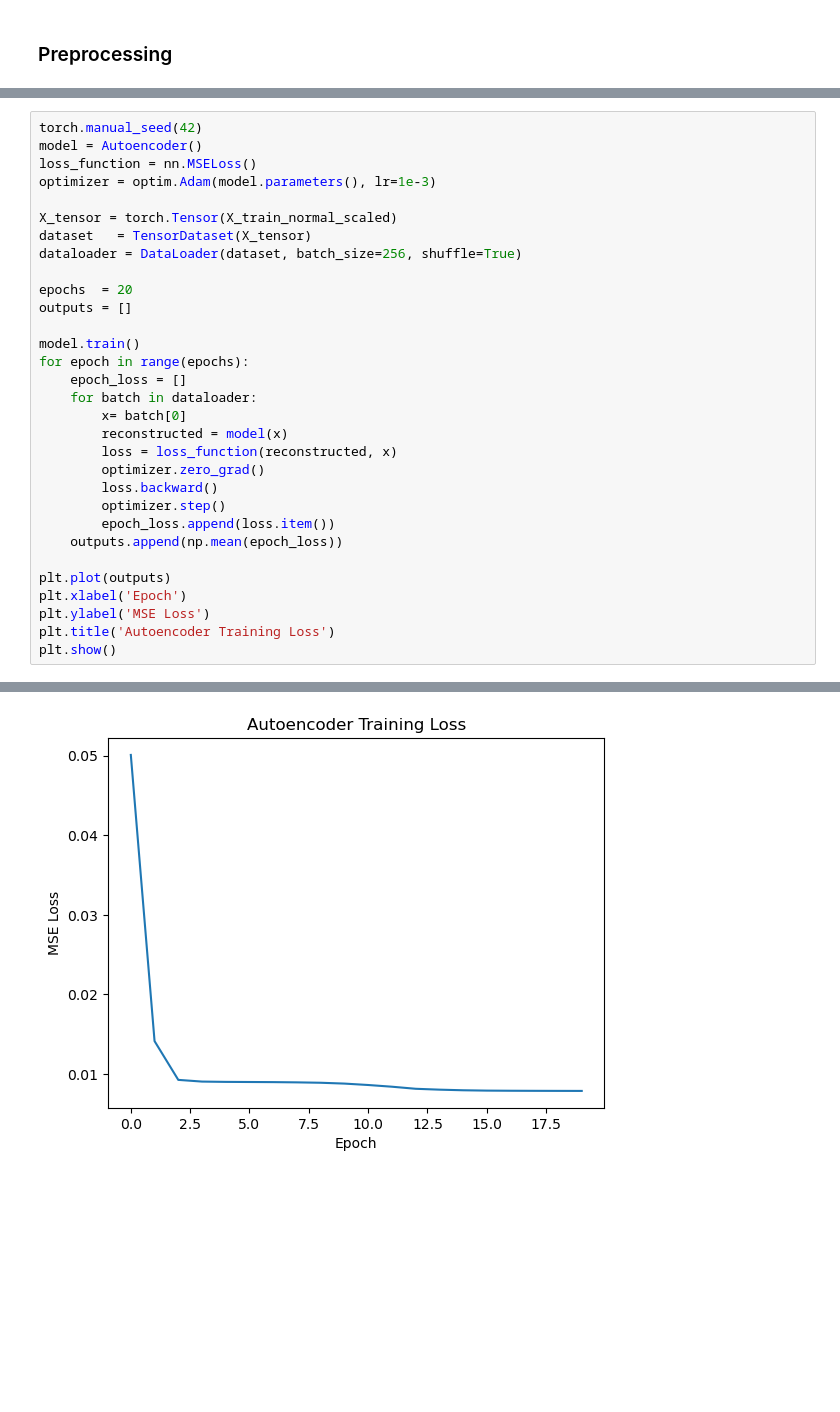
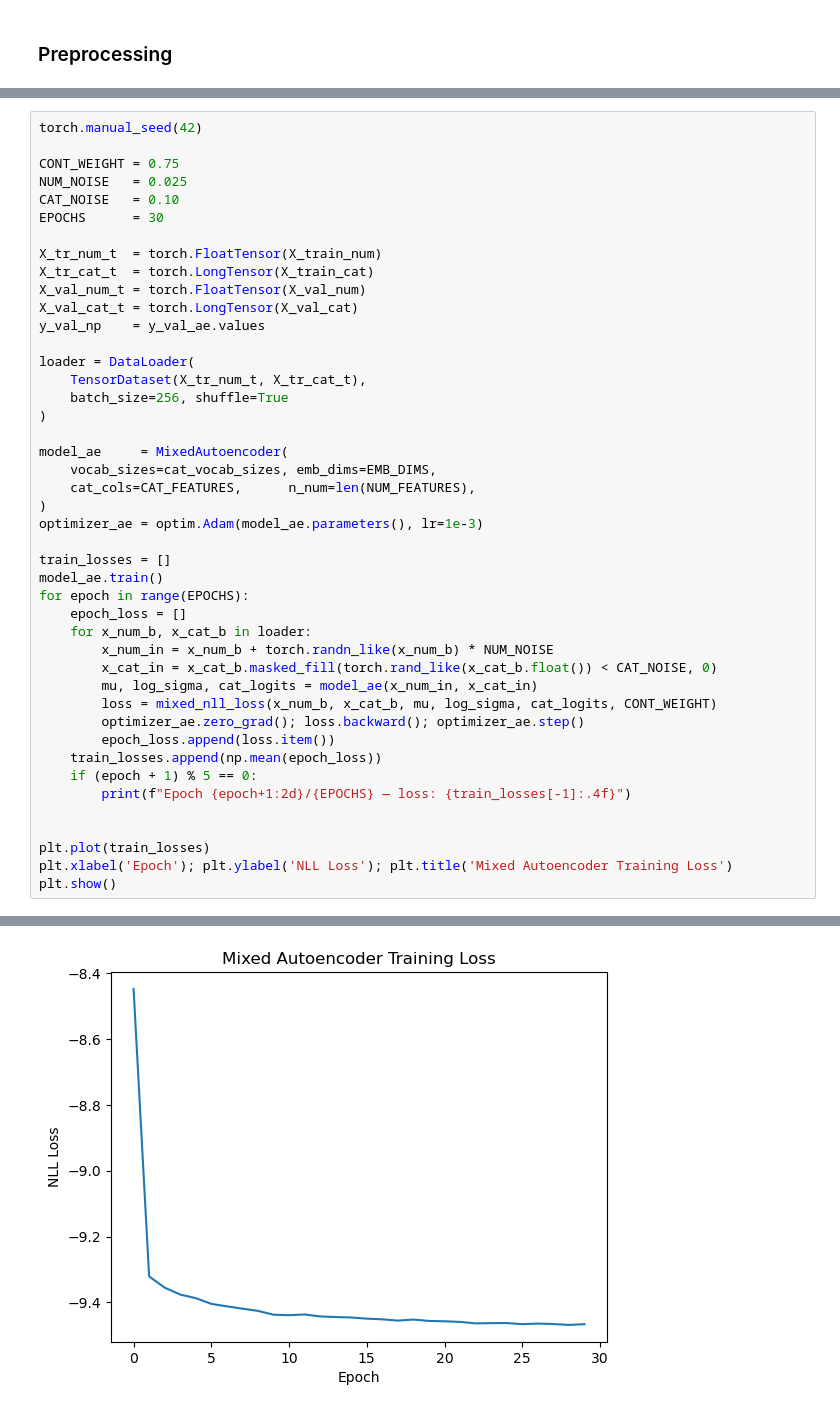
Before and after one commit to giorgiozoccatelli/Fraud-Detection, a Jupyter notebook: creditfraud.ipynb, the cells around one changed output, grey strips where cells are left out. Drawn from its saved outputs; the diff is of its cells as text; blank space fills up the shorter version.

```diff
--- a/creditfraud.ipynb
+++ b/creditfraud.ipynb
@@ -726,32 +783,45 @@ class Autoencoder(nn.Module):
 # %%
 torch.manual_seed(42)
-model = Autoencoder()
-loss_function = nn.MSELoss()
-optimizer = optim.Adam(model.parameters(), lr=1e-3)
 
-X_tensor = torch.Tensor(X_train_normal_scaled)
-dataset   = TensorDataset(X_tensor)
-dataloader = DataLoader(dataset, batch_size=256, shuffle=True)
+CONT_WEIGHT = 0.75
+NUM_NOISE   = 0.025
+CAT_NOISE   = 0.10
+EPOCHS      = 30
 
-epochs  = 20
-outputs = []
+X_tr_num_t  = torch.FloatTensor(X_train_num)
+X_tr_cat_t  = torch.LongTensor(X_train_cat)
+X_val_num_t = torch.FloatTensor(X_val_num)
+X_val_cat_t = torch.LongTensor(X_val_cat)
+y_val_np    = y_val_ae.values
 
-model.train()
-for epoch in range(epochs):
+loader = DataLoader(
+    TensorDataset(X_tr_num_t, X_tr_cat_t),
+    batch_size=256, shuffle=True
+)
+
+model_ae     = MixedAutoencoder(
+    vocab_sizes=cat_vocab_sizes, emb_dims=EMB_DIMS,
+    cat_cols=CAT_FEATURES,      n_num=len(NUM_FEATURES),
+)
+optimizer_ae = optim.Adam(model_ae.parameters(), lr=1e-3)
+
+train_losses = []
+model_ae.train()
+for epoch in range(EPOCHS):
     epoch_loss = []
-    for batch in dataloader:
-        x= batch[0]
-        reconstructed = model(x)
-        loss = loss_function(reconstructed, x)
-        optimizer.zero_grad()
-        loss.backward()
-        optimizer.step()
+    for x_num_b, x_cat_b in loader:
+        x_num_in = x_num_b + torch.randn_like(x_num_b) * NUM_NOISE
+        x_cat_in = x_cat_b.masked_fill(torch.rand_like(x_cat_b.float()) < CAT_NOISE, 0)
+        mu, log_sigma, cat_logits = model_ae(x_num_in, x_cat_in)
+        loss = mixed_nll_loss(x_num_b, x_cat_b, mu, log_sigma, cat_logits, CONT_WEIGHT)
+        optimizer_ae.zero_grad(); loss.backward(); optimizer_ae.step()
         epoch_loss.append(loss.item())
-    outputs.append(np.mean(epoch_loss))
+    train_losses.append(np.mean(epoch_loss))
+    if (epoch + 1) % 5 == 0:
+        print(f"Epoch {epoch+1:2d}/{EPOCHS} — loss: {train_losses[-1]:.4f}")
 
-plt.plot(outputs)
-plt.xlabel('Epoch')
-plt.ylabel('MSE Loss')
-plt.title('Autoencoder Training Loss')
+
+plt.plot(train_losses)
+plt.xlabel('Epoch'); plt.ylabel('NLL Loss'); plt.title('Mixed Autoencoder Training Loss')
 plt.show()
 # %% [output]
@@ -758,2 +834,2 @@ plt.show()
-[figure, old version]
+[figure, new version]
 # %% [markdown]
```
Also changed, not shown: parts of 12 cells of this notebook.
